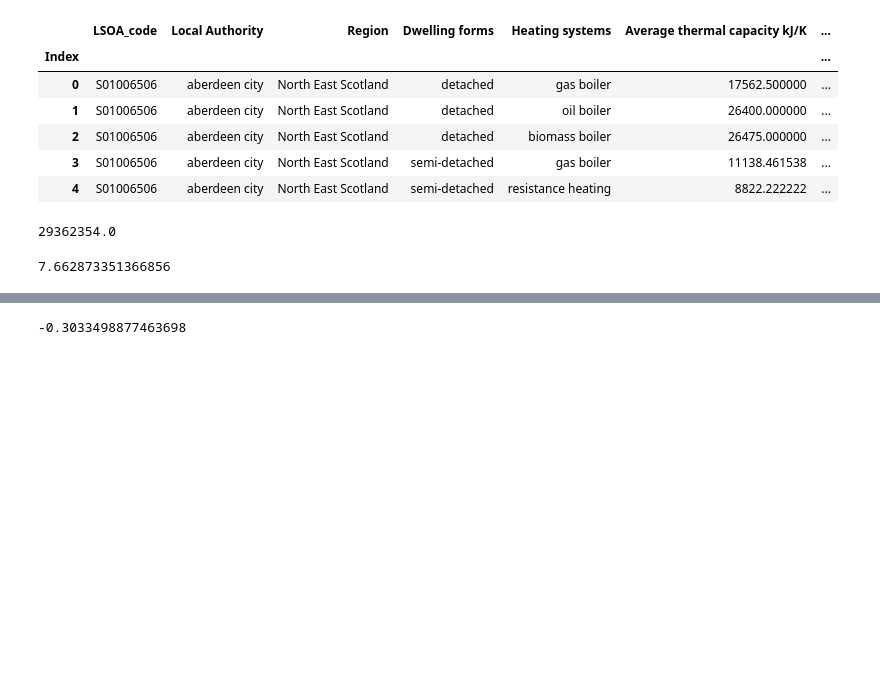
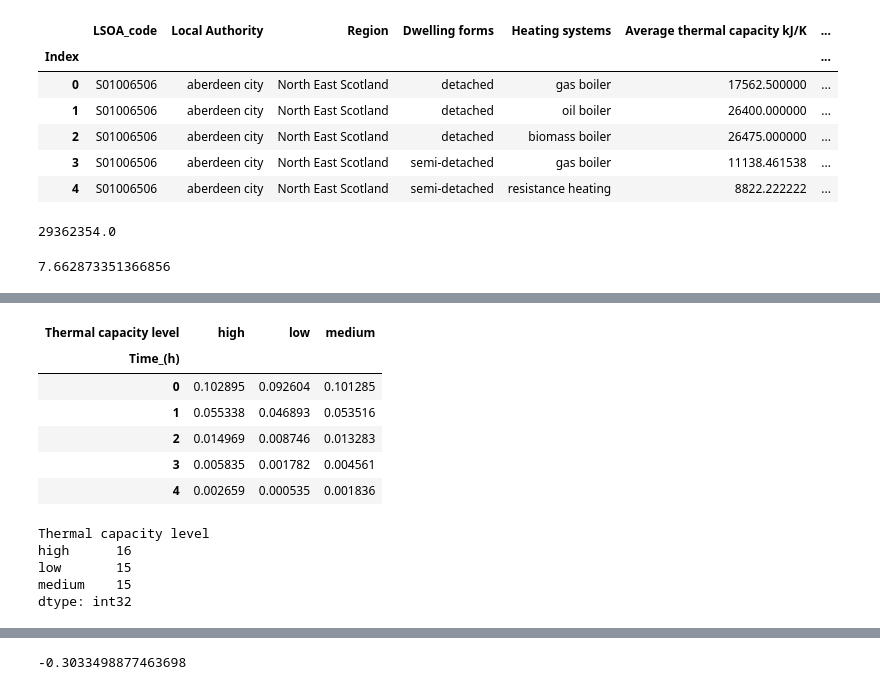
Before and after one commit to AlexandreLab/cooling_demand_UK, a Jupyter notebook: notebooks/visualisation_paper_sensitivity.ipynb, the cells around one changed output, grey strips where cells are left out. Saved outputs shown, nothing was run; the diff lists cells and outputs as text; code cells hidden in the pictures; blank space fills up the shorter version.

```diff
--- a/notebooks/visualisation_paper_sensitivity.ipynb
+++ b/notebooks/visualisation_paper_sensitivity.ipynb
@@ -144,3 +146,22 @@ ic| sc_name: 'high thermal capacity'
 ic| sc_name: 'low thermal capacity'
+# %%
+avg_cooling_demand = (cooling_demand.groupby(cooling_demand.index.hour).mean()/1000000)
+avg_cooling_demand.head()
+# %% [output]
+| Thermal capacity level | high | low | medium |
+| Time_(h) |  |  |  |
+| 0 | 0.102895 | 0.092604 | 0.101285 |
+| 1 | 0.055338 | 0.046893 | 0.053516 |
+| 2 | 0.014969 | 0.008746 | 0.013283 |
+| 3 | 0.005835 | 0.001782 | 0.004561 |
+| 4 | 0.002659 | 0.000535 | 0.001836 |
+# %%
+avg_cooling_demand.idxmax()
+# %% [output]
+Thermal capacity level
+high      16
+low       15
+medium    15
+dtype: int32
 # %%
 fig, ax = plt.subplots(figsize=figsize)
```
Also changed, not shown: parts of 12 cells of this notebook, 11 other files.
